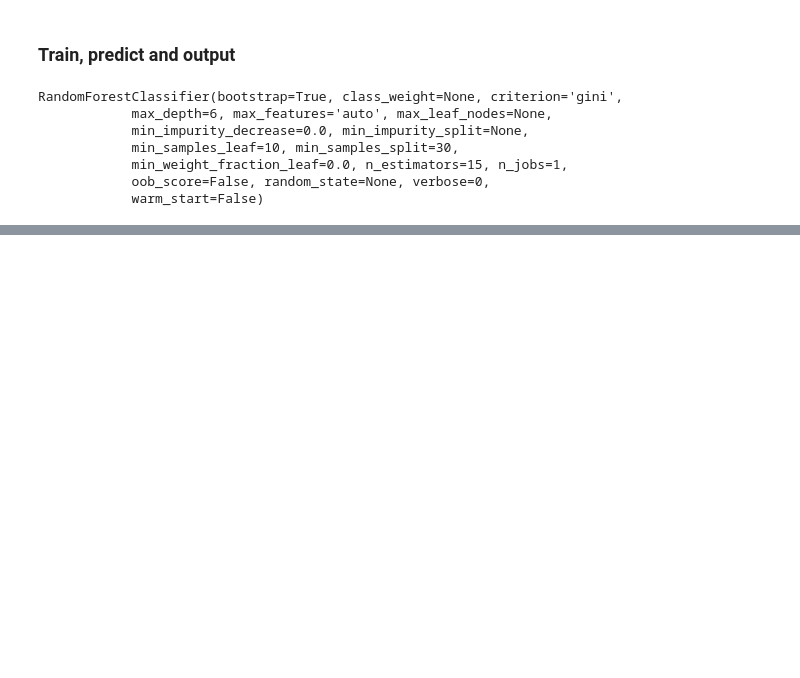
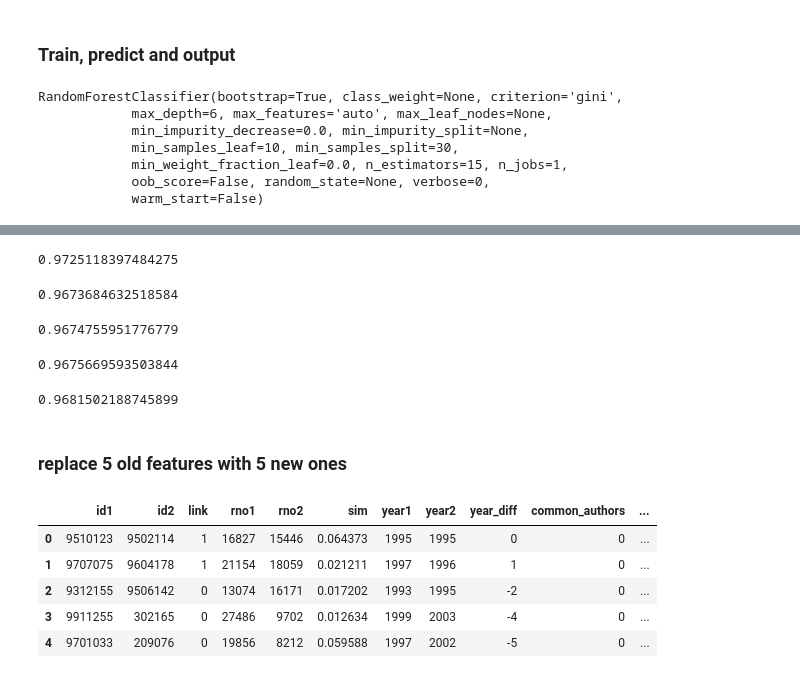
Before and after one commit to SWKG21/NLP-Class-Project1, a Jupyter notebook: RandomForests.ipynb, the cells around one changed output, grey strips where cells are left out. Saved outputs shown, nothing was run; the diff lists cells and outputs as text; code cells hidden in the pictures; blank space fills up the shorter version.

```diff
--- a/RandomForests.ipynb
+++ b/RandomForests.ipynb
@@ -164,0 +142,37 @@ df.to_csv('result/rf_reg3.csv', index=True, header=True)
+# %%
+clf_rf = RandomForestClassifier(n_estimators=100, max_depth=6, min_samples_split=30, min_samples_leaf=10, n_jobs=1)
+cross_val_score(clf_rf, X_train, y_train, cv=5, scoring='f1').mean()
+# %% [output]
+0.9725118397484275
+# %%
+clf_rf = RandomForestClassifier(n_estimators=100, max_depth=3, min_samples_split=30, min_samples_leaf=10, n_jobs=1)
+cross_val_score(clf_rf, X_train, y_train, cv=5, scoring='f1').mean()
+# %% [output]
+0.9673684632518584
+# %%
+clf_rf = RandomForestClassifier(n_estimators=100, max_depth=3, min_samples_split=300, min_samples_leaf=100, n_jobs=1)
+cross_val_score(clf_rf, X_train, y_train, cv=5, scoring='f1').mean()
+# %% [output]
+0.9674755951776779
+# %%
+clf_rf = RandomForestClassifier(n_estimators=100, max_depth=3, min_samples_split=600, min_samples_leaf=200, n_jobs=1)
+cross_val_score(clf_rf, X_train, y_train, cv=5, scoring='f1').mean()
+# %% [output]
+0.9675669593503844
+# %%
+clf_rf = RandomForestClassifier(n_estimators=300, max_depth=3, min_samples_split=600, min_samples_leaf=200, n_jobs=1)
+cross_val_score(clf_rf, X_train, y_train, cv=5, scoring='f1').mean()
+# %% [output]
+0.9681502188745899
+# %% [markdown]
+### replace 5 old features with 5 new ones
+# %%
+train1 = pd.read_csv('data/train_treated.csv')
+train1.head()
+# %% [output]
+|  | id1 | id2 | link | rno1 | rno2 | sim | year1 | year2 | year_diff | common_authors | ... |
+| 0 | 9510123 | 9502114 | 1 | 16827 | 15446 | 0.064373 | 1995 | 1995 | 0 | 0 | ... |
+| 1 | 9707075 | 9604178 | 1 | 21154 | 18059 | 0.021211 | 1997 | 1996 | 1 | 0 | ... |
+| 2 | 9312155 | 9506142 | 0 | 13074 | 16171 | 0.017202 | 1993 | 1995 | -2 | 0 | ... |
+| 3 | 9911255 | 302165 | 0 | 27486 | 9702 | 0.012634 | 1999 | 2003 | -4 | 0 | ... |
+| 4 | 9701033 | 209076 | 0 | 19856 | 8212 | 0.059588 | 1997 | 2002 | -5 | 0 | ... |
```
Also changed, not shown: parts of 41 cells of this notebook, 5 other files.
